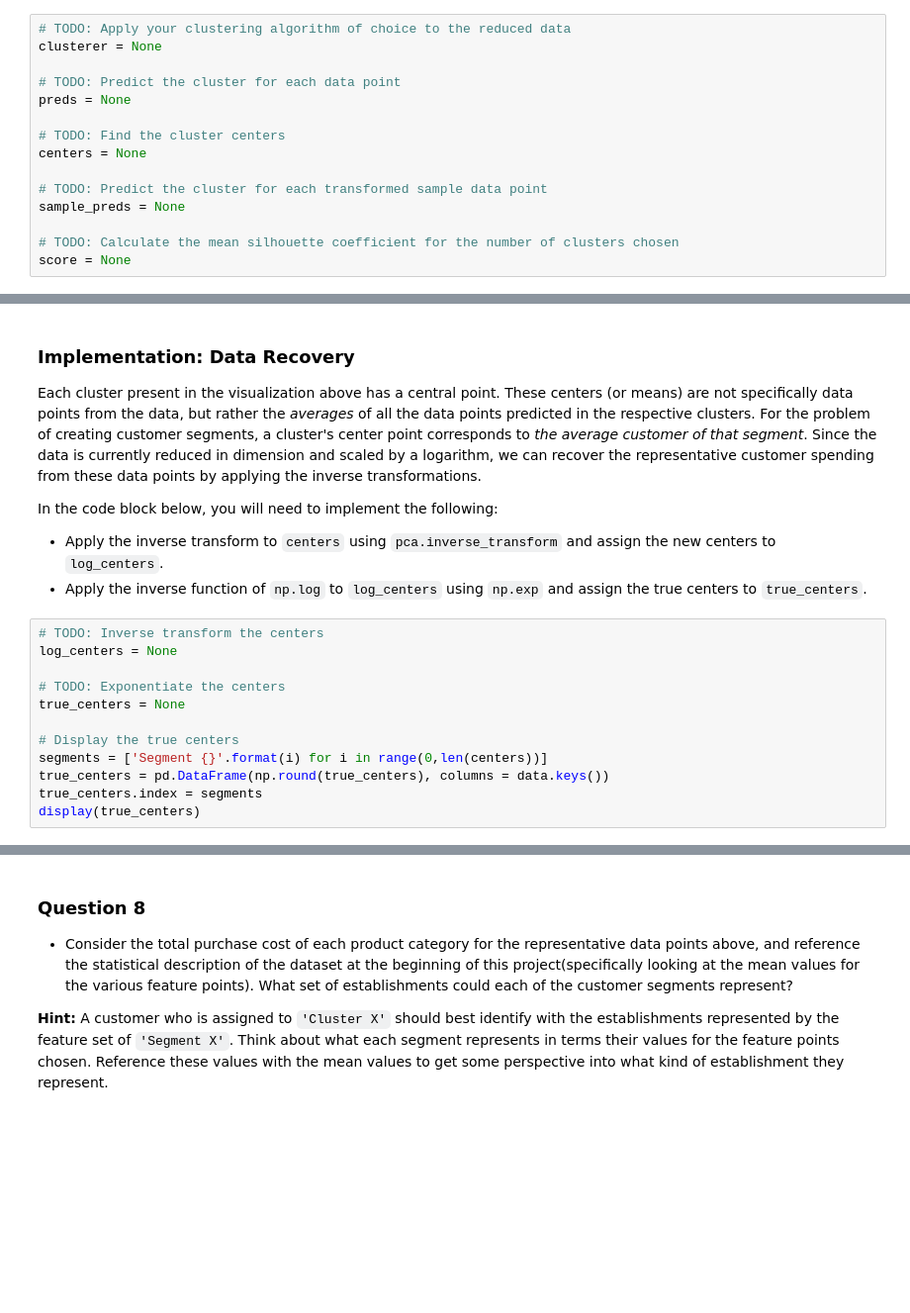
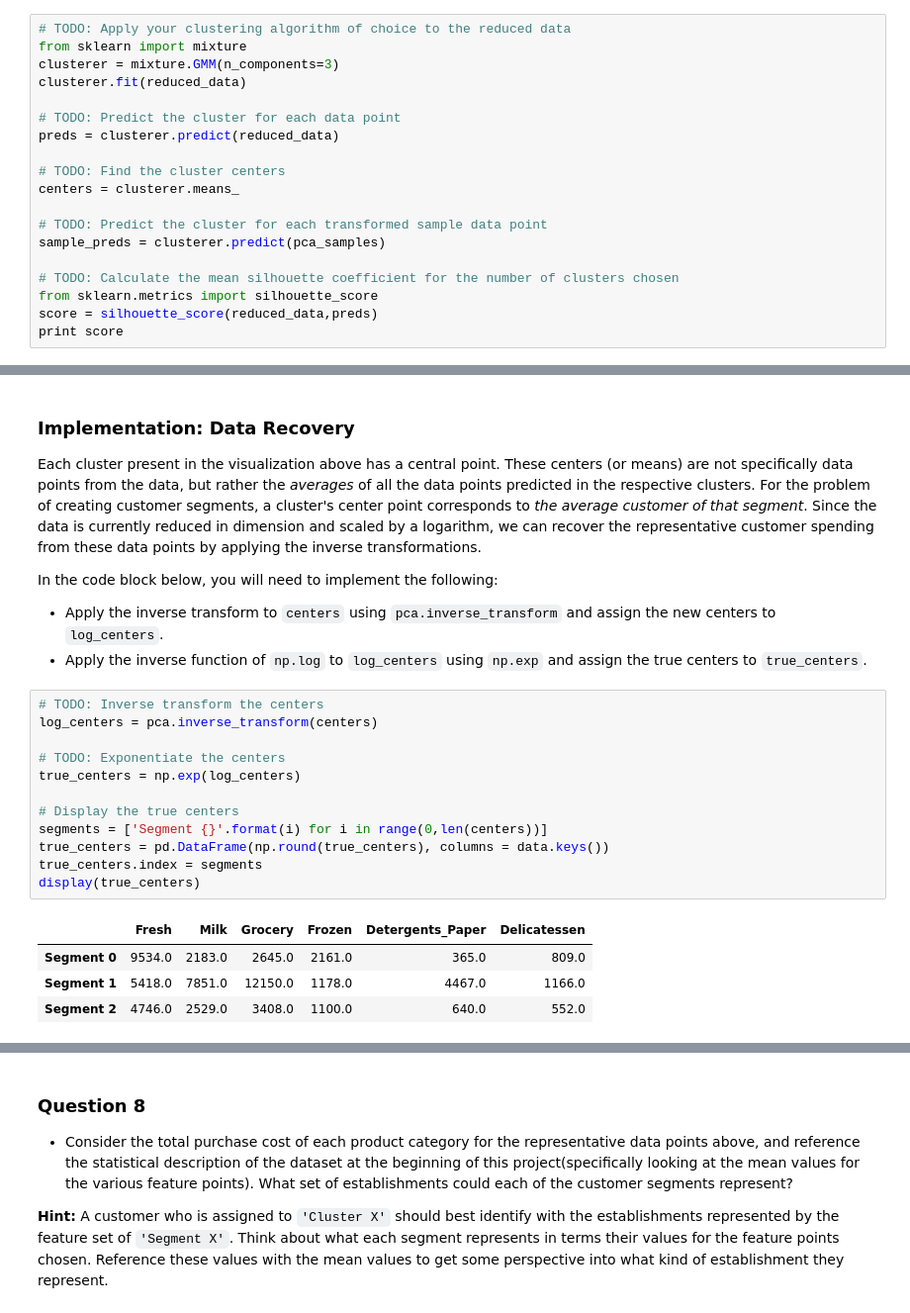
Before and after one commit to leizhipeng/ml, a Jupyter notebook: customer_segments/customer_segments.ipynb, the cells around one changed output, grey strips where cells are left out. Shown at 99% size. Cells and saved outputs as stored; diff of their text form; blank space fills up the shorter version.

```diff
--- a/customer_segments/customer_segments.ipynb
+++ b/customer_segments/customer_segments.ipynb
@@ -447,16 +455,20 @@ In the code block below, you will need to implement the following:
    - Assign the silhouette score to `score` and print the result.
 # %%
 # TODO: Apply your clustering algorithm of choice to the reduced data
-clusterer = None
+from sklearn import mixture
+clusterer = mixture.GMM(n_components=3)
+clusterer.fit(reduced_data)
 
 # TODO: Predict the cluster for each data point
-preds = None
+preds = clusterer.predict(reduced_data)
 
 # TODO: Find the cluster centers
-centers = None
+centers = clusterer.means_
 
 # TODO: Predict the cluster for each transformed sample data point
-sample_preds = None
+sample_preds = clusterer.predict(pca_samples)
 
 # TODO: Calculate the mean silhouette coefficient for the number of clusters chosen
-score = None
+from sklearn.metrics import silhouette_score
+score = silhouette_score(reduced_data,preds)
+print score
@@ -482,13 +500,18 @@ In the code block below, you will need to implement the following:
  - Apply the inverse function of `np.log` to `log_centers` using `np.exp` and assign the true centers to `true_centers`.
 # %%
 # TODO: Inverse transform the centers
-log_centers = None
+log_centers = pca.inverse_transform(centers)
 
 # TODO: Exponentiate the centers
-true_centers = None
+true_centers = np.exp(log_centers)
 
 # Display the true centers
 segments = ['Segment {}'.format(i) for i in range(0,len(centers))]
 true_centers = pd.DataFrame(np.round(true_centers), columns = data.keys())
 true_centers.index = segments
 display(true_centers)
+# %% [output]
+|  | Fresh | Milk | Grocery | Frozen | Detergents_Paper | Delicatessen |
+| Segment 0 | 9534.0 | 2183.0 | 2645.0 | 2161.0 | 365.0 | 809.0 |
+| Segment 1 | 5418.0 | 7851.0 | 12150.0 | 1178.0 | 4467.0 | 1166.0 |
+| Segment 2 | 4746.0 | 2529.0 | 3408.0 | 1100.0 | 640.0 | 552.0 |
```
Also changed, not shown: parts of 24 cells of this notebook, 1 other file.
